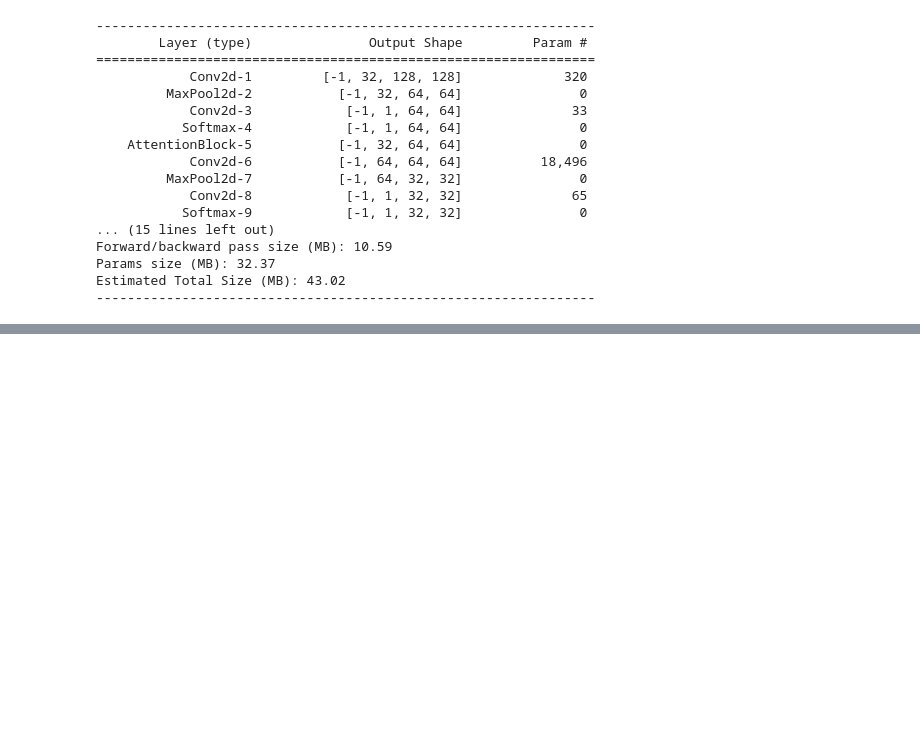
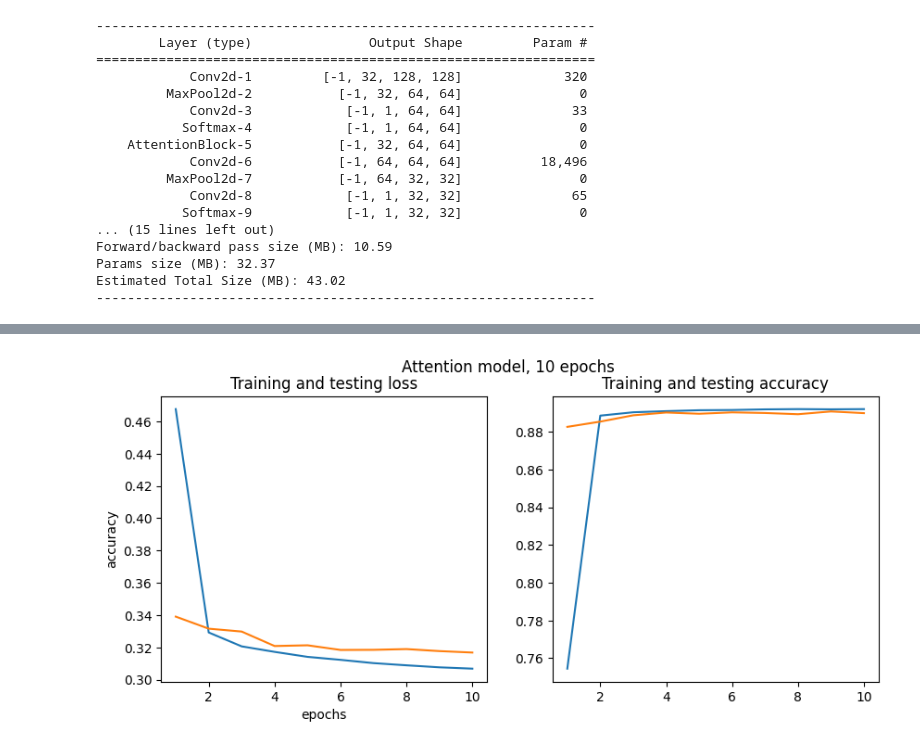
Before and after one commit to maxellende/multilabel_classification_chest_xrays, a Jupyter notebook: attention_cnn_model.ipynb, the cells around one changed output, grey strips where cells are left out. Saved outputs shown, nothing was run; the diff lists cells and outputs as text; code cells hidden in the pictures; blank space fills up the shorter version.

Commit message:
training on 10 epochs and plotting loss and accuracy

```diff
--- a/attention_cnn_model.ipynb
+++ b/attention_cnn_model.ipynb
@@ -166,14 +166,14 @@ trainloader = torch.utils.data.DataLoader(list(zip(images_names_train, labels_tr
 testloader = torch.utils.data.DataLoader(list(zip(images_names_test, labels_test.to_numpy())) , batch_size=BATCH_SIZE,
                                           shuffle=True, num_workers=2)
 # %%
-def train(model, trainloader, testloader) :
+def train(model, trainloader, testloader, start = 0) :
 
     train_loss = []
     train_accuracy = []
     test_loss = []
     test_accuracy = []
 
-    for epoch in range(N_EPOCHS):  # loop over the dataset multiple times
+    for epoch in range(start, start + N_EPOCHS):  # loop over the dataset multiple times
 
 
         running_loss = 0.0
@@ -201,10 +201,10 @@ def train(model, trainloader, testloader) :
                 optimizer.step()
 
                 # get statistics
-                l = loss.item() / len(labels)
-                running_loss += l
+                l = loss.item()
+                running_loss += l  * len(labels)
                 acc = accuracy(outputs, labels).item()
-                running_accuracy += acc
+                running_accuracy += acc * len(labels)
                 tepoch.set_postfix(loss = l, accuracy = acc)
                 time.sleep(1.0)
 
@@ -219,11 +219,12 @@ def train(model, trainloader, testloader) :
         torch.save(model.state_dict(), path)
 
         # saving training loss and test loss
-        train_loss.append(running_loss)
-        train_accuracy.append(running_accuracy)
+        train_loss.append(running_loss/len(labels_train))
+        train_accuracy.append(running_accuracy/len(labels_train))
         test_results = test(model, criterion, testloader)
         test_loss.append(test_results['loss'])
         test_accuracy.append(test_results['accuracy'])
+
 
     print('Finished Training')
 
@@ -267,0 +283,25 @@ test_accuracy = results['test accuracy']
+# %%
+def plot_stats(title, train_loss, train_accuracy, test_loss, test_accuracy):
+
+    epochs = np.arange(1,len(train_loss)+1)
+    fig, (ax1, ax2) = plt.subplots(1,2, figsize = (10,4))
+    fig.suptitle(title)
+
+    ax1.plot(epochs, train_loss, label = 'Training loss')
+    ax1.plot(epochs, test_loss, label = 'Testing loss')
+    ax1.legend(loc ='upper left')
+    ax1.set(xlabel = 'epochs', ylabel = 'loss')
+    ax1.set_title('Training and testing loss')
+
+    ax2.plot(epochs, train_accuracy, label = 'Training accuracy')
+    ax2.plot(epochs, test_accuracy, label = 'Test accuracy')
+    ax1.legend(loc ='upper left')
+    ax1.set(xlabel = 'epochs', ylabel = 'accuracy')
+    ax2.set_title('Training and testing accuracy')
+
+
+    plt.show()
+# %%
+plot_stats('Attention model, 10 epochs', train_loss, train_accuracy, test_loss, test_accuracy)
+# %% [output]
+[figure, added]
```
Also changed, not shown: parts of 6 cells of this notebook, 14 other files.
